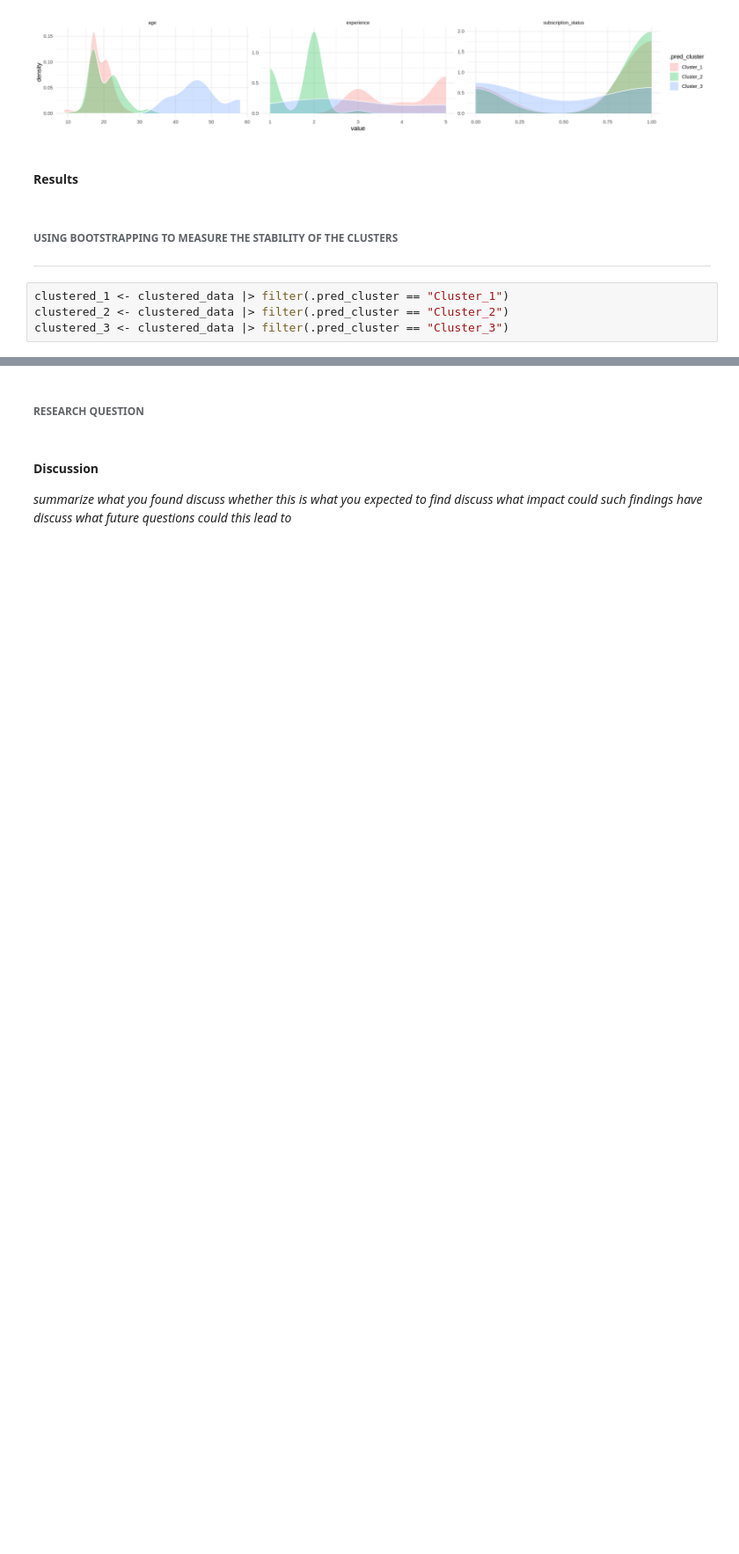
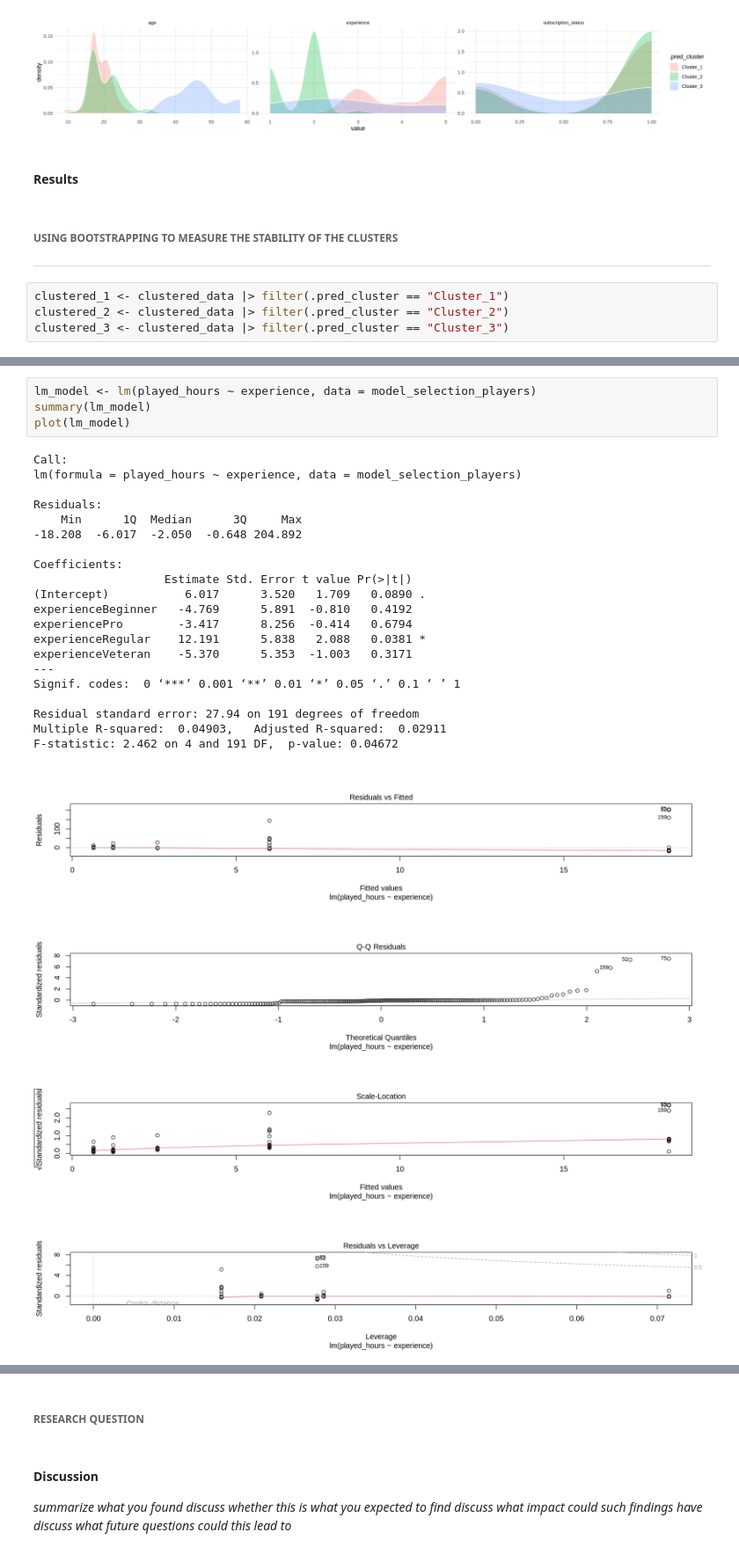
Before and after one commit to vicky-nak/DSCI-Final-Report-24, a Jupyter notebook: Final Report.ipynb, the cells around one changed output, grey strips where cells are left out. Shown at 88% size. Saved outputs shown, nothing was run; the diff lists cells and outputs as text; blank space fills up the shorter version.

```diff
--- a/Final Report.ipynb
+++ b/Final Report.ipynb
@@ -299,0 +213,29 @@ As we can see from our rmspe and our p values, our model can only weakly preditc
+# %%
+lm_model <- lm(played_hours ~ experience, data = model_selection_players)
+summary(lm_model)
+plot(lm_model)
+# %% [output]
+Call:
+lm(formula = played_hours ~ experience, data = model_selection_players)
+
+Residuals:
+    Min      1Q  Median      3Q     Max
+-18.208  -6.017  -2.050  -0.648 204.892
+
+Coefficients:
+                   Estimate Std. Error t value Pr(>|t|)
+(Intercept)           6.017      3.520   1.709   0.0890 .
+experienceBeginner   -4.769      5.891  -0.810   0.4192
+experiencePro        -3.417      8.256  -0.414   0.6794
+experienceRegular    12.191      5.838   2.088   0.0381 *
+experienceVeteran    -5.370      5.353  -1.003   0.3171
+---
+Signif. codes:  0 ‘***’ 0.001 ‘**’ 0.01 ‘*’ 0.05 ‘.’ 0.1 ‘ ’ 1
+
+Residual standard error: 27.94 on 191 degrees of freedom
+Multiple R-squared:  0.04903,   Adjusted R-squared:  0.02911
+F-statistic: 2.462 on 4 and 191 DF,  p-value: 0.04672
+[figure, added]
+[figure, added]
+[figure, added]
+[figure, added]
```
Also changed, not shown: parts of 21 cells of this notebook.
